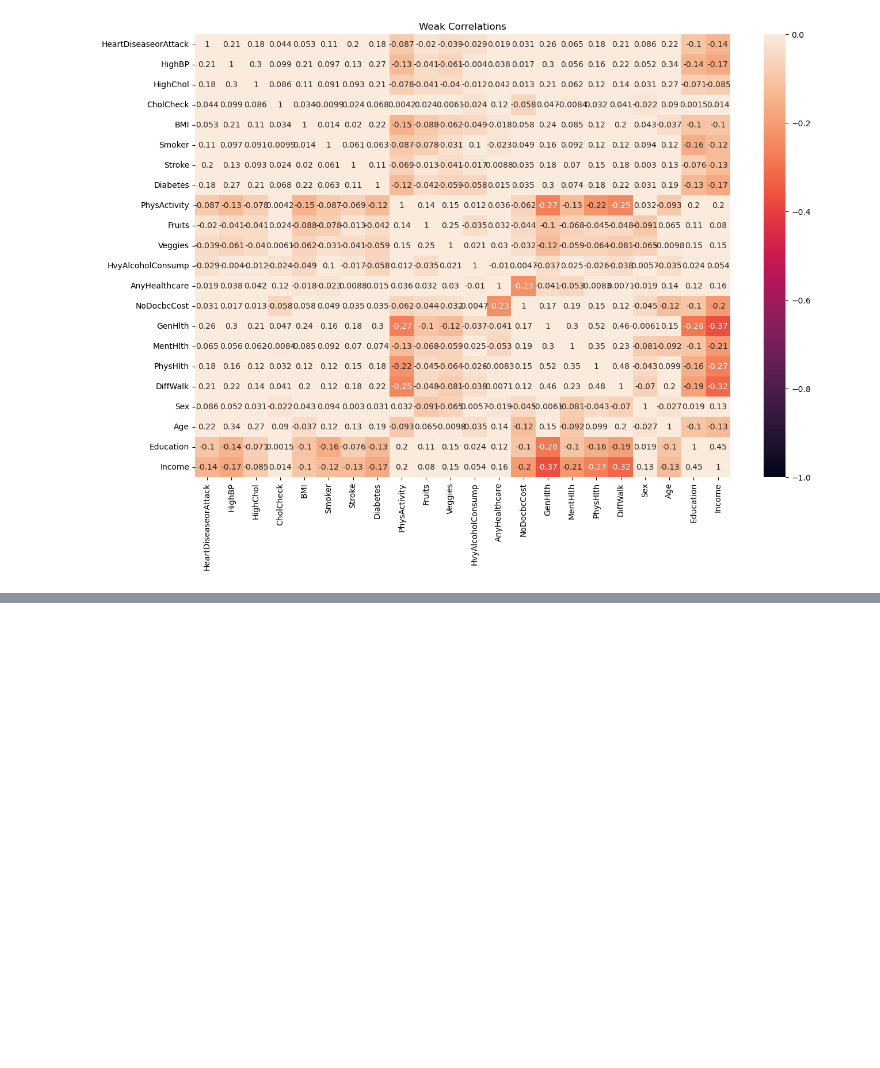
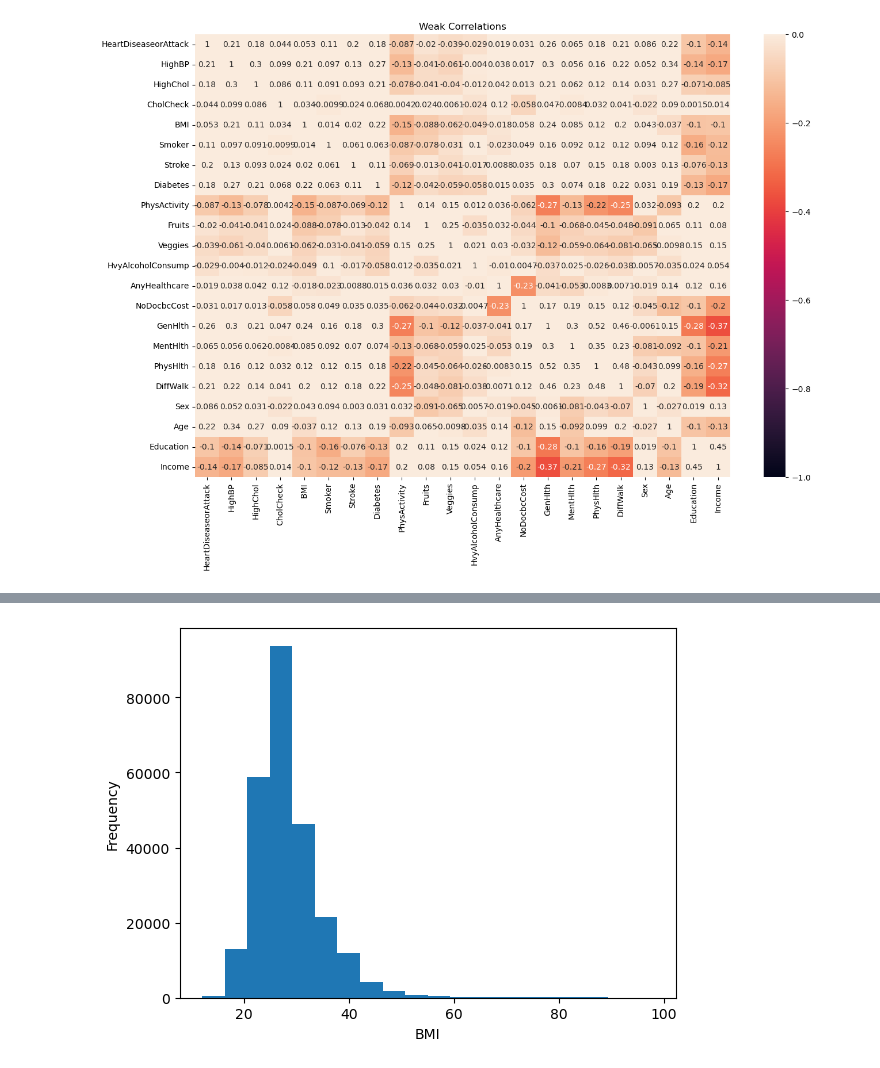
Before and after one commit to ejohnmedina/dsi-project-4, a Jupyter notebook: john-eda-graphs.ipynb, the cells around one changed output, grey strips where cells are left out. Drawn from its saved outputs; the diff is of its cells as text; code cells hidden in the pictures; blank space fills up the shorter version.

```diff
--- a/john-eda-graphs.ipynb
+++ b/john-eda-graphs.ipynb
@@ -153,0 +121,5 @@ plt.show();
+# %%
+df.BMI.plot(kind='hist', bins=20)
+plt.xlabel('BMI');
+# %% [output]
+[figure, added]
```
Also changed, not shown: parts of 7 cells of this notebook.
